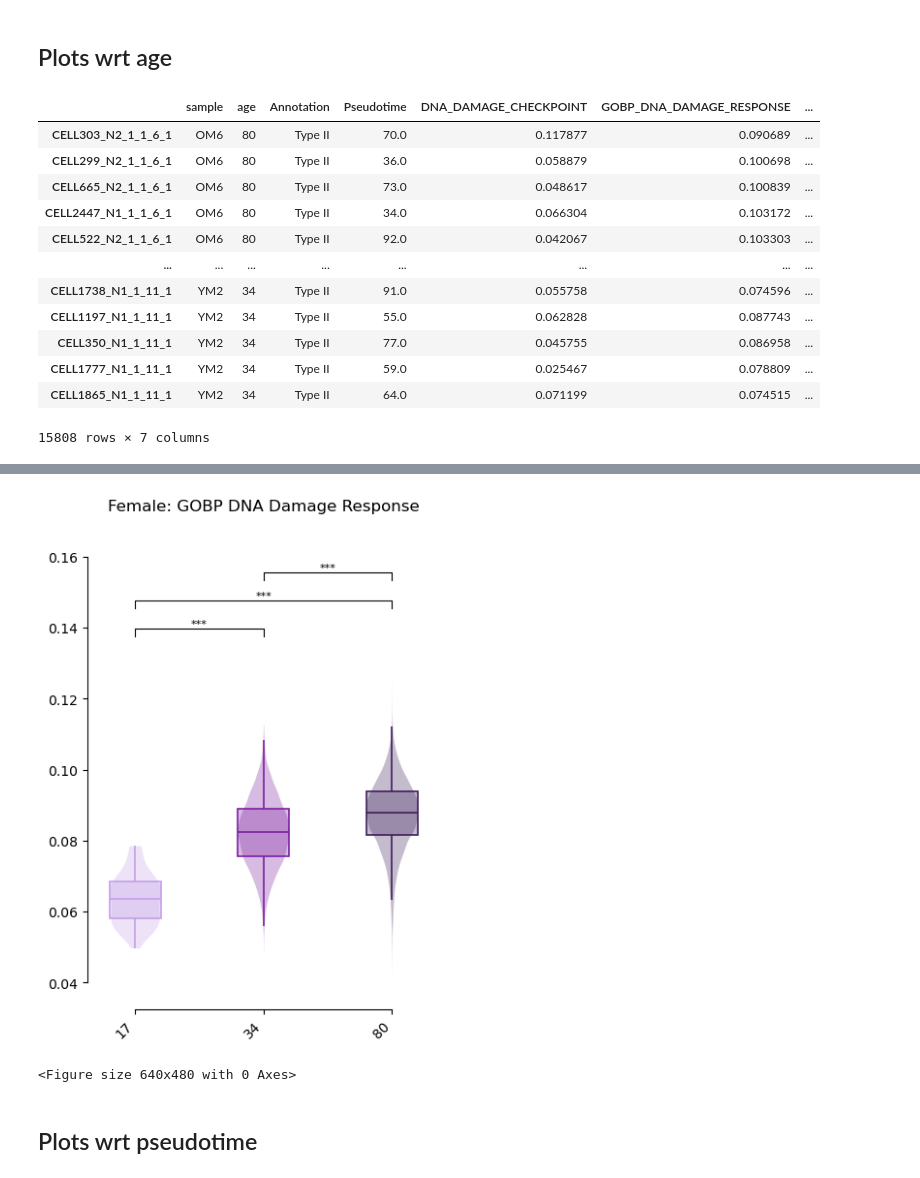
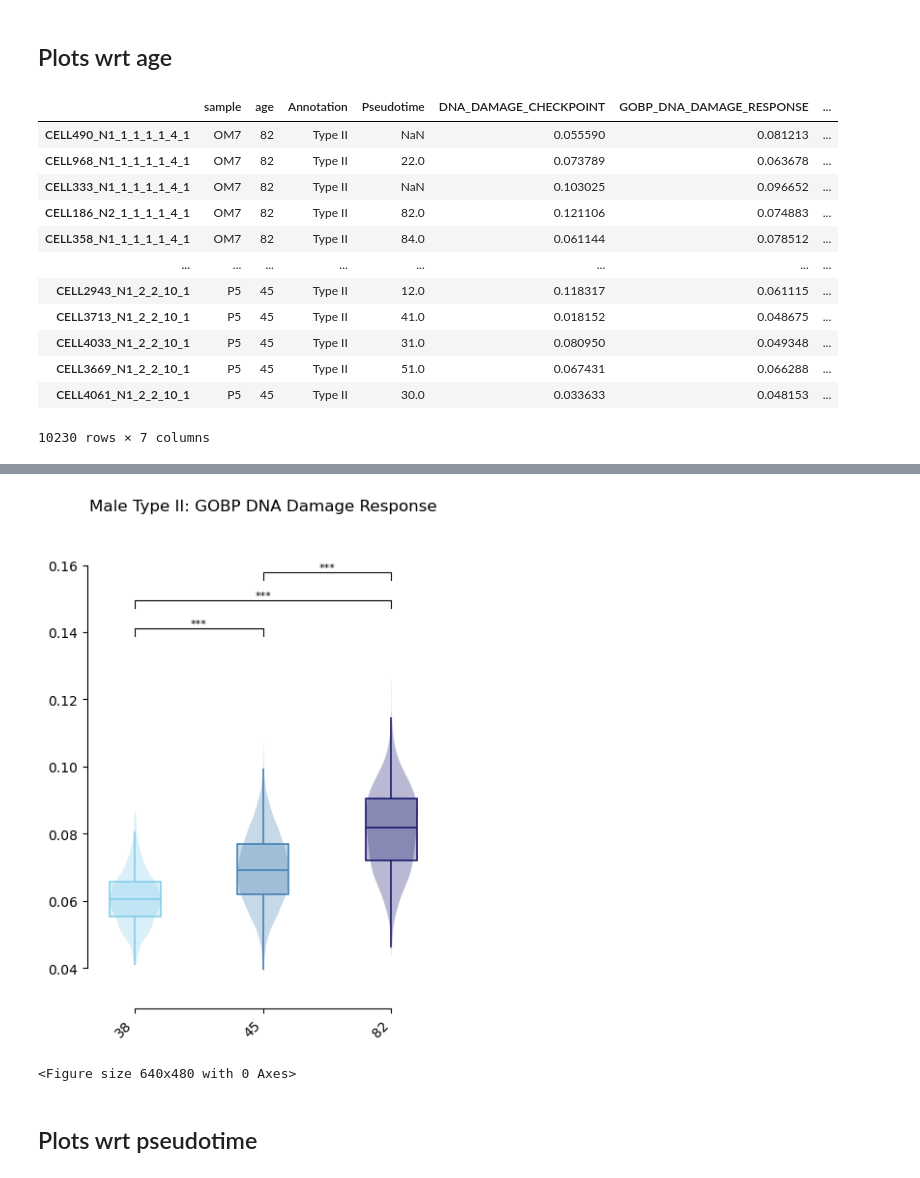
Before and after one commit to sachha-naksha/SKM_multimodal_analysis, a Jupyter notebook: py_scripts/gsea_analysis.ipynb, the cells around one changed output, grey strips where cells are left out. Saved outputs shown, nothing was run; the diff lists cells and outputs as text; code cells hidden in the pictures.

```diff
--- a/py_scripts/gsea_analysis.ipynb
+++ b/py_scripts/gsea_analysis.ipynb
@@ -201,7 +170,7 @@ sample_scores_avg.head()
 ## Plots wrt age
 # %%
 # Use cell-level data directly from adata.obs
-cell_level_scores_df = adata_female_downsampled.obs[['sample', 'age', 'Annotation', 'Pseudotime'] + dna_damage_pathways].copy()
+cell_level_scores_df = adata_male_downsampled.obs[['sample', 'age', 'Annotation', 'Pseudotime'] + dna_damage_pathways].copy()
 # geneset_sizes_data = {
 #     'KEGG_OXIDATIVE_PHOSPHORYLATION': 132,
 #     'GOBP_FATTY_ACID_BETA_OXIDATION': 75,
@@ -216,6 +185,3 @@ geneset_sizes_data = {
     'DNA_DAMAGE_CHECKPOINT': 20
 }
 geneset_sizes_series = pd.Series(geneset_sizes_data)
-
-# Your list of score columns
-score_cols_to_plot = list(geneset_sizes_series.index)
@@ -458,34 +191,40 @@ cell_level_scores_df_subset = cell_level_scores_df[cell_level_scores_df['Annotat
 display(cell_level_scores_df_subset)
 # %% [output]
 |  | sample | age | Annotation | Pseudotime | DNA_DAMAGE_CHECKPOINT | GOBP_DNA_DAMAGE_RESPONSE | ... |
-| CELL303_N2_1_1_6_1 | OM6 | 80 | Type II | 70.0 | 0.117877 | 0.090689 | ... |
-| CELL299_N2_1_1_6_1 | OM6 | 80 | Type II | 36.0 | 0.058879 | 0.100698 | ... |
-| CELL665_N2_1_1_6_1 | OM6 | 80 | Type II | 73.0 | 0.048617 | 0.100839 | ... |
-| CELL2447_N1_1_1_6_1 | OM6 | 80 | Type II | 34.0 | 0.066304 | 0.103172 | ... |
-| CELL522_N2_1_1_6_1 | OM6 | 80 | Type II | 92.0 | 0.042067 | 0.103303 | ... |
+| CELL490_N1_1_1_1_1_4_1 | OM7 | 82 | Type II | NaN | 0.055590 | 0.081213 | ... |
+| CELL968_N1_1_1_1_1_4_1 | OM7 | 82 | Type II | 22.0 | 0.073789 | 0.063678 | ... |
+| CELL333_N1_1_1_1_1_4_1 | OM7 | 82 | Type II | NaN | 0.103025 | 0.096652 | ... |
+| CELL186_N2_1_1_1_1_4_1 | OM7 | 82 | Type II | 82.0 | 0.121106 | 0.074883 | ... |
+| CELL358_N1_1_1_1_1_4_1 | OM7 | 82 | Type II | 84.0 | 0.061144 | 0.078512 | ... |
 | ... | ... | ... | ... | ... | ... | ... | ... |
-| CELL1738_N1_1_11_1 | YM2 | 34 | Type II | 91.0 | 0.055758 | 0.074596 | ... |
-| CELL1197_N1_1_11_1 | YM2 | 34 | Type II | 55.0 | 0.062828 | 0.087743 | ... |
-| CELL350_N1_1_11_1 | YM2 | 34 | Type II | 77.0 | 0.045755 | 0.086958 | ... |
-| CELL1777_N1_1_11_1 | YM2 | 34 | Type II | 59.0 | 0.025467 | 0.078809 | ... |
-| CELL1865_N1_1_11_1 | YM2 | 34 | Type II | 64.0 | 0.071199 | 0.074515 | ... |
+| CELL2943_N1_2_2_10_1 | P5 | 45 | Type II | 12.0 | 0.118317 | 0.061115 | ... |
+| CELL3713_N1_2_2_10_1 | P5 | 45 | Type II | 41.0 | 0.018152 | 0.048675 | ... |
+| CELL4033_N1_2_2_10_1 | P5 | 45 | Type II | 31.0 | 0.080950 | 0.049348 | ... |
+| CELL3669_N1_2_2_10_1 | P5 | 45 | Type II | 51.0 | 0.067431 | 0.066288 | ... |
+| CELL4061_N1_2_2_10_1 | P5 | 45 | Type II | 30.0 | 0.033633 | 0.048153 | ... |
-15808 rows × 7 columns
+10230 rows × 7 columns
 # %%
 plot_data = cell_level_scores_df_subset.copy()
 plot_data['age'] = plot_data['age'].astype(str)
 
+# custom_colors = {
+#     '17': '#C4A0E7',
+#     '34': '#7B1FA2',
+#     '80': '#3D1F5C'
+# }
+
 custom_colors = {
-    '17': '#C4A0E7',
-    '34': '#7B1FA2',
-    '80': '#3D1F5C'
+    '38': '#87CEEB',  # Sky blue
+    '45': '#4682B4',  # Steel blue
+    '82': '#191970'  # Midnight blue
 }
 
 fig = plot_violin_box_combo(
     data=plot_data,
     x_var='age',
     y_var='GOBP_DNA_DAMAGE_RESPONSE',
-    title='Female: GOBP DNA Damage Response',
-    x_ticks=['17','34','80'],
+    title='Male Type II: GOBP DNA Damage Response',
+    x_ticks=['38','45','82'],
     palette=custom_colors,
     rotation=45,
     show_scatter=False
@@ -509,4 +248,4 @@ Passing `palette` without assigning `hue` is deprecated and will be removed in v
-[figure, old version]
+[figure, new version]
 <Figure size 640x480 with 0 Axes>
 # %% [markdown]
 ## Plots wrt pseudotime
```
Also changed, not shown: parts of 16 cells of this notebook, 1 other file.
